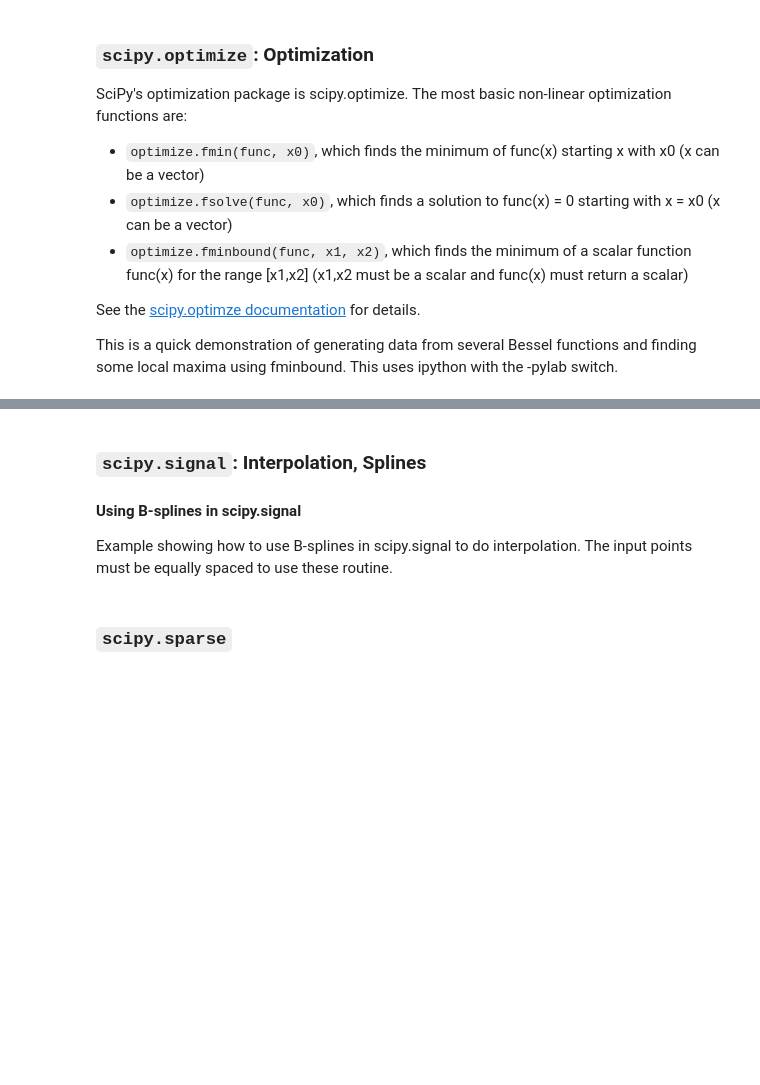
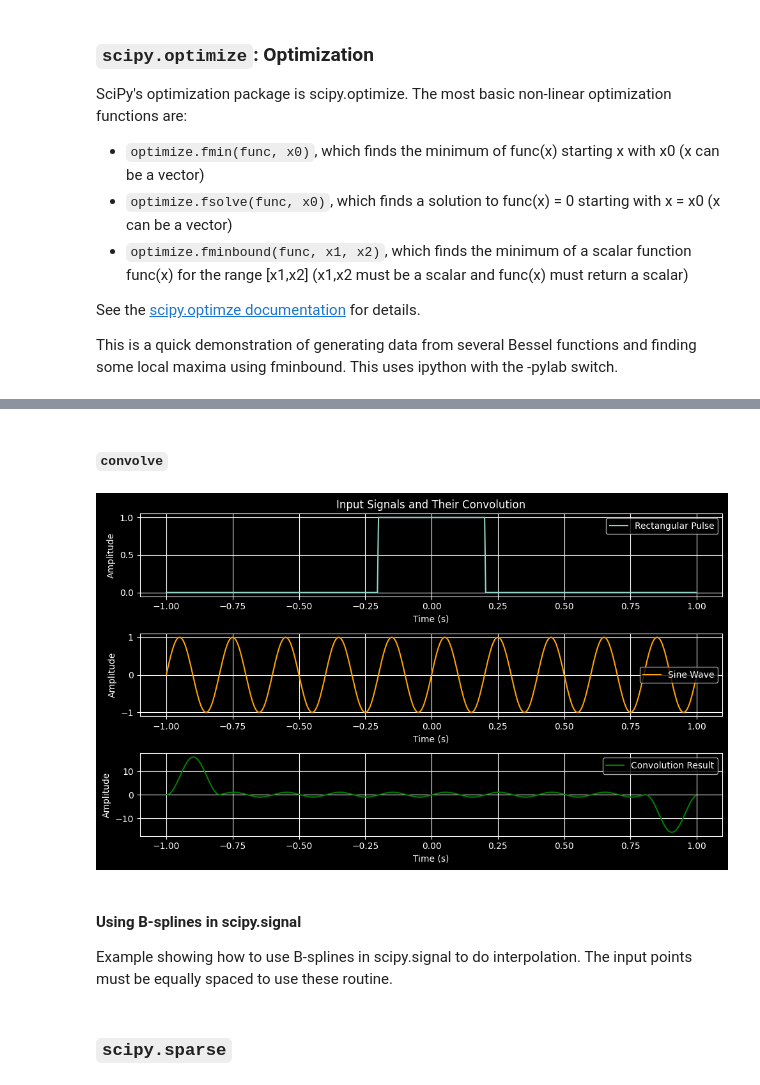
Before and after one commit to jimcoles/jims-ml-sandbox, a Jupyter notebook: notebooks/python/jims_python_math.ipynb, the cells around one changed output, grey strips where cells are left out. Cells and saved outputs as stored; diff of their text form; code cells hidden in the pictures; blank space fills up the shorter version.

```diff
--- a/notebooks/python/jims_python_math.ipynb
+++ b/notebooks/python/jims_python_math.ipynb
@@ -262,5 +413,53 @@ from numpy import r_, sin
+# %% [markdown]
+#### `convolve`
+# %%
+import numpy as np
+import matplotlib.pyplot as plt
+from scipy.signal import convolve
+
+# Create a sample rectangular pulse signal
+t = np.linspace(-1, 1, 500, endpoint=False)
+rect_pulse = np.where(np.abs(t) < 0.2, 1, 0)
+
+# Create a sine wave signal
+sine_wave = np.sin(2 * np.pi * 5 * t)  # 5 Hz sine wave
+
+# Perform convolution of the signals
+conv_result = convolve(rect_pulse, sine_wave, mode='same')
+
+# Plot the signals and the convolved result
+plt.figure(figsize=(10, 6))
+
+# Rectangular pulse
+plt.subplot(3, 1, 1)
+plt.plot(t, rect_pulse, label="Rectangular Pulse")
+plt.legend()
+plt.grid()
+plt.title("Input Signals and Their Convolution")
+plt.xlabel("Time (s)")
+plt.ylabel("Amplitude")
+
+# Sine wave
+plt.subplot(3, 1, 2)
+plt.plot(t, sine_wave, label="Sine Wave", color='orange')
+plt.legend()
+plt.grid()
+plt.xlabel("Time (s)")
+plt.ylabel("Amplitude")
+
+# Convolved result
+plt.subplot(3, 1, 3)
+plt.plot(t, conv_result, label="Convolution Result", color='green')
+plt.legend()
+plt.grid()
+plt.xlabel("Time (s)")
+plt.ylabel("Amplitude")
+
+plt.tight_layout()
+plt.show()
+# %% [output]
+[figure, added]
 # %% [markdown]
-### `scipy.signal`: Interpolation, Splines
 
 #### Using B-splines in scipy.signal
 
```
Also changed, not shown: parts of 19 cells of this notebook, 8 other files.
